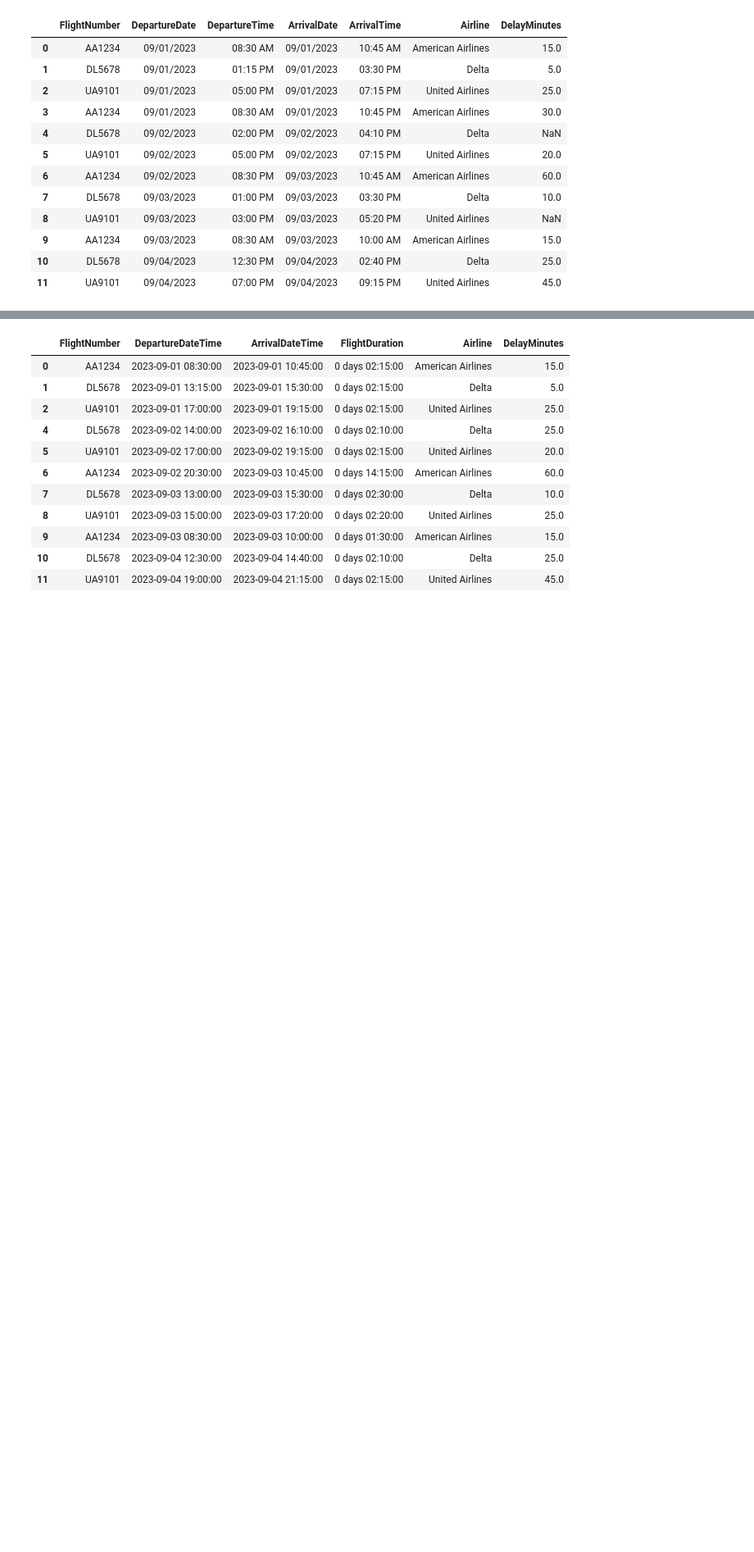
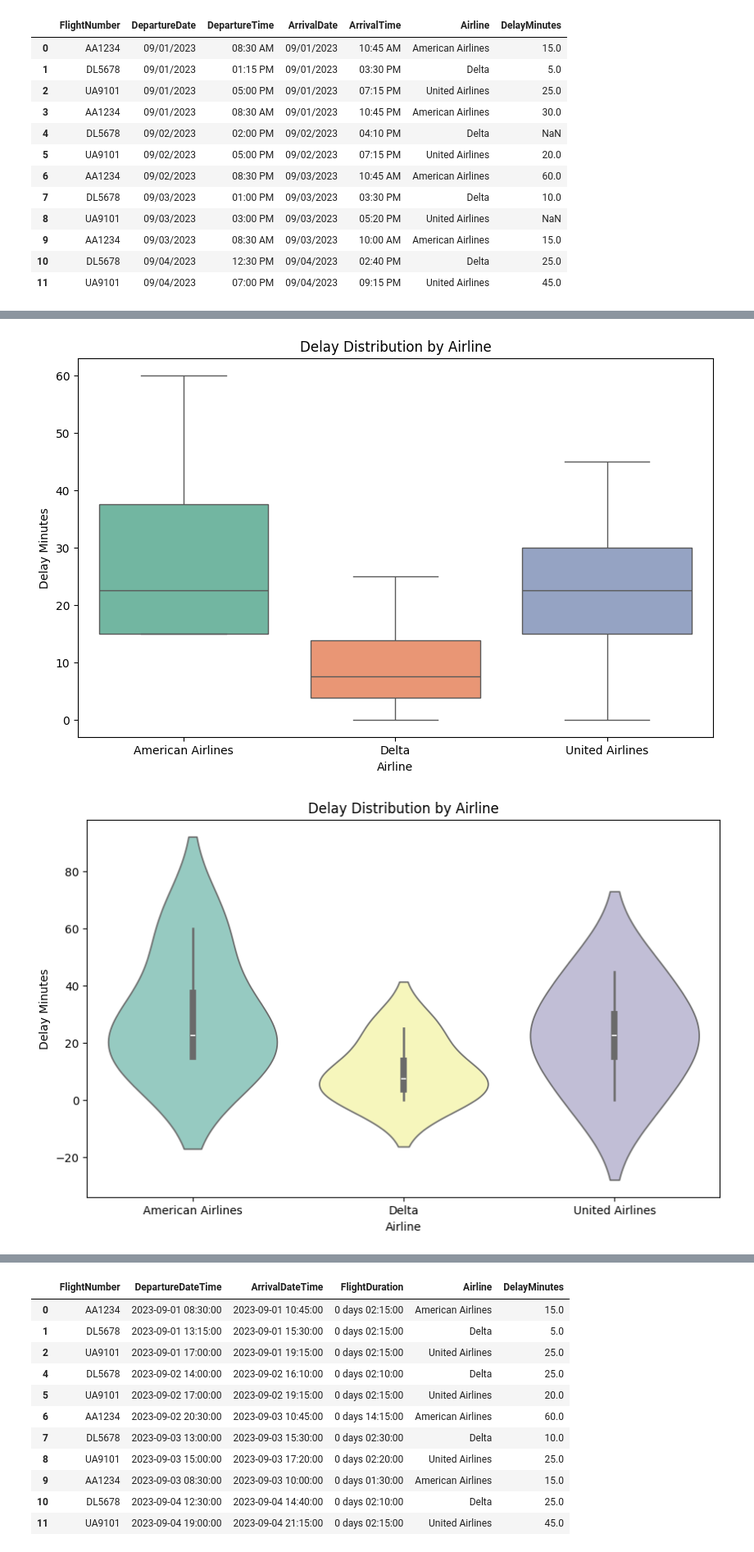
Before and after one commit to viseshagarwal/Akasa-Air-Analytics-Assignment, a Jupyter notebook: demo.ipynb, the cells around one changed output, grey strips where cells are left out. Shown at 82% size. Cells and saved outputs as stored; diff of their text form; code cells hidden in the pictures; blank space fills up the shorter version.

```diff
--- a/demo.ipynb
+++ b/demo.ipynb
@@ -86,0 +292,19 @@ df_cleaned
+# %%
+# Box plot for delay distribution by airline
+plt.figure(figsize=(10, 6))
+sns.boxplot(data=df, x="Airline", y="DelayMinutes", palette="Set2")
+plt.title("Delay Distribution by Airline")
+plt.xlabel("Airline")
+plt.ylabel("Delay Minutes")
+plt.show()
+
+# Violin plot for delay distribution by airline
+plt.figure(figsize=(10, 6))
+sns.violinplot(data=df, x="Airline", y="DelayMinutes", palette="Set3")
+plt.title("Delay Distribution by Airline")
+plt.xlabel("Airline")
+plt.ylabel("Delay Minutes")
+plt.show()
+# %% [output]
+[figure, added]
+[figure, added]
```
Also changed, not shown: parts of 13 cells of this notebook, 10 other files.
